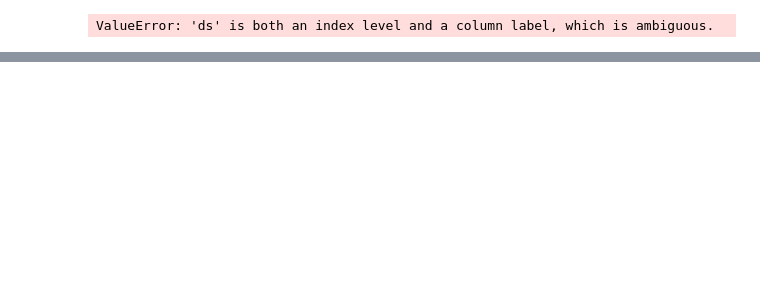
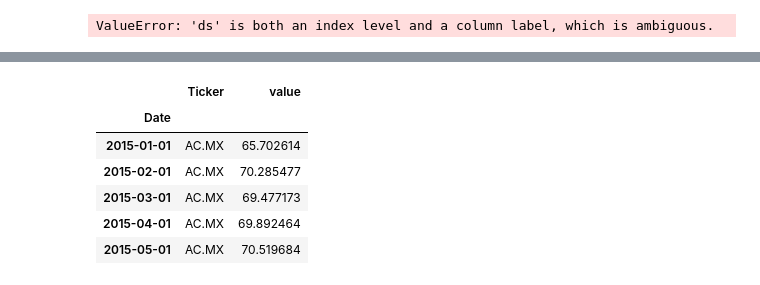
Before and after one commit to Michelleagl/Series_de_Tiempo, a Jupyter notebook: AutoETS_Model.ipynb, the cells around one changed output, grey strips where cells are left out. Cells and saved outputs as stored; diff of their text form; code cells hidden in the pictures; blank space fills up the shorter version.

```diff
--- a/AutoETS_Model.ipynb
+++ b/AutoETS_Model.ipynb
@@ -338,0 +304,10 @@ ValueError: Found input variables with inconsistent numbers of samples: [35, 6]
+# %%
+data.head()
+# %% [output]
+|  | Ticker | value |
+| Date |  |  |
+| 2015-01-01 | AC.MX | 65.702614 |
+| 2015-02-01 | AC.MX | 70.285477 |
+| 2015-03-01 | AC.MX | 69.477173 |
+| 2015-04-01 | AC.MX | 69.892464 |
+| 2015-05-01 | AC.MX | 70.519684 |
```
Also changed, not shown: parts of 27 cells of this notebook.
